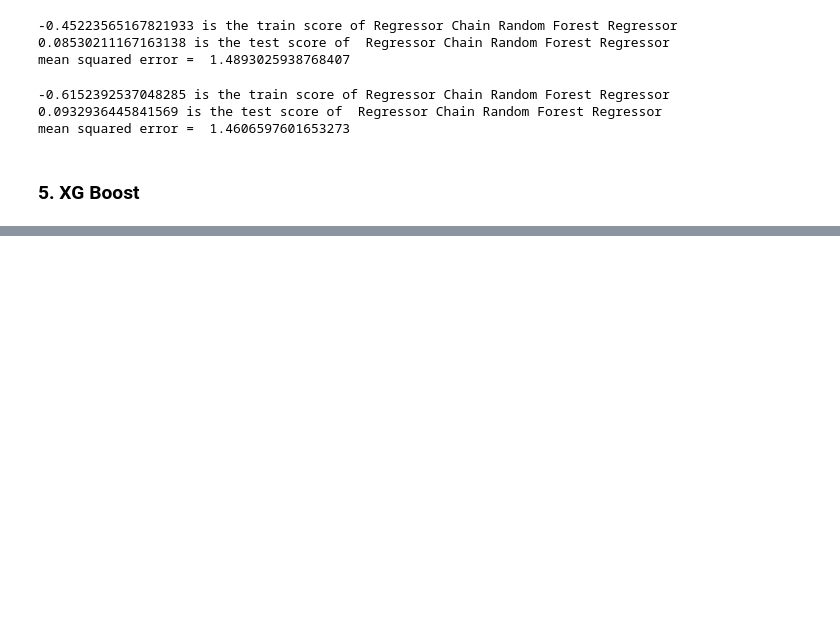
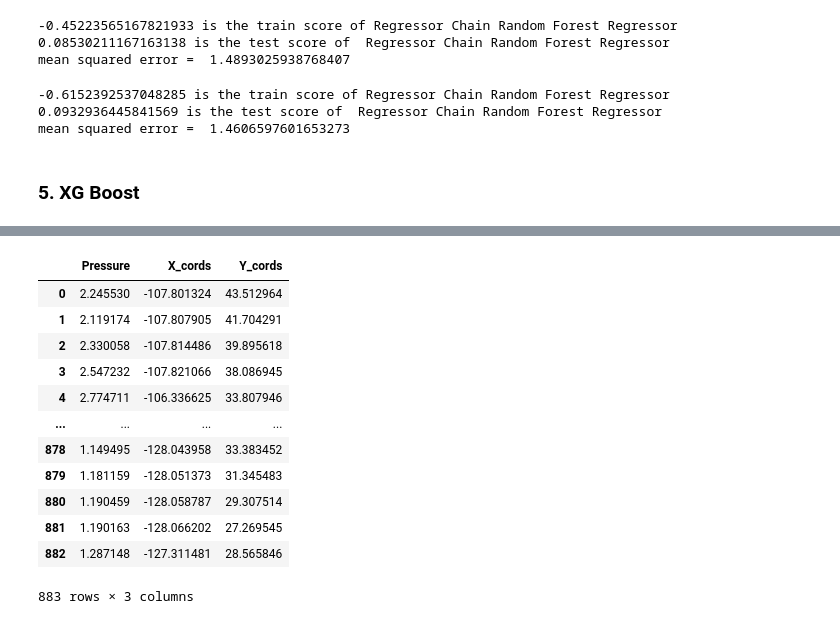
Before and after one commit to harish-maddukuri/BreakPad_Pressure_distribution_using_ML, a Jupyter notebook: Models based on design/Design_1.ipynb, the cells around one changed output, grey strips where cells are left out. Saved outputs shown, nothing was run; the diff lists cells and outputs as text; code cells hidden in the pictures; blank space fills up the shorter version.

```diff
--- a/Models based on design/Design_1.ipynb
+++ b/Models based on design/Design_1.ipynb
@@ -283,0 +400,17 @@ mean squared error =  1.4606597601653273
+# %%
+results['X_cords'] = cordinates[1]; results['Y_cords'] = cordinates[2]
+results
+# %% [output]
+|  | Pressure | X_cords | Y_cords |
+| 0 | 2.245530 | -107.801324 | 43.512964 |
+| 1 | 2.119174 | -107.807905 | 41.704291 |
+| 2 | 2.330058 | -107.814486 | 39.895618 |
+| 3 | 2.547232 | -107.821066 | 38.086945 |
+| 4 | 2.774711 | -106.336625 | 33.807946 |
+| ... | ... | ... | ... |
+| 878 | 1.149495 | -128.043958 | 33.383452 |
+| 879 | 1.181159 | -128.051373 | 31.345483 |
+| 880 | 1.190459 | -128.058787 | 29.307514 |
+| 881 | 1.190163 | -128.066202 | 27.269545 |
+| 882 | 1.287148 | -127.311481 | 28.565846 |
+883 rows × 3 columns
```
Also changed, not shown: parts of 14 cells of this notebook.
